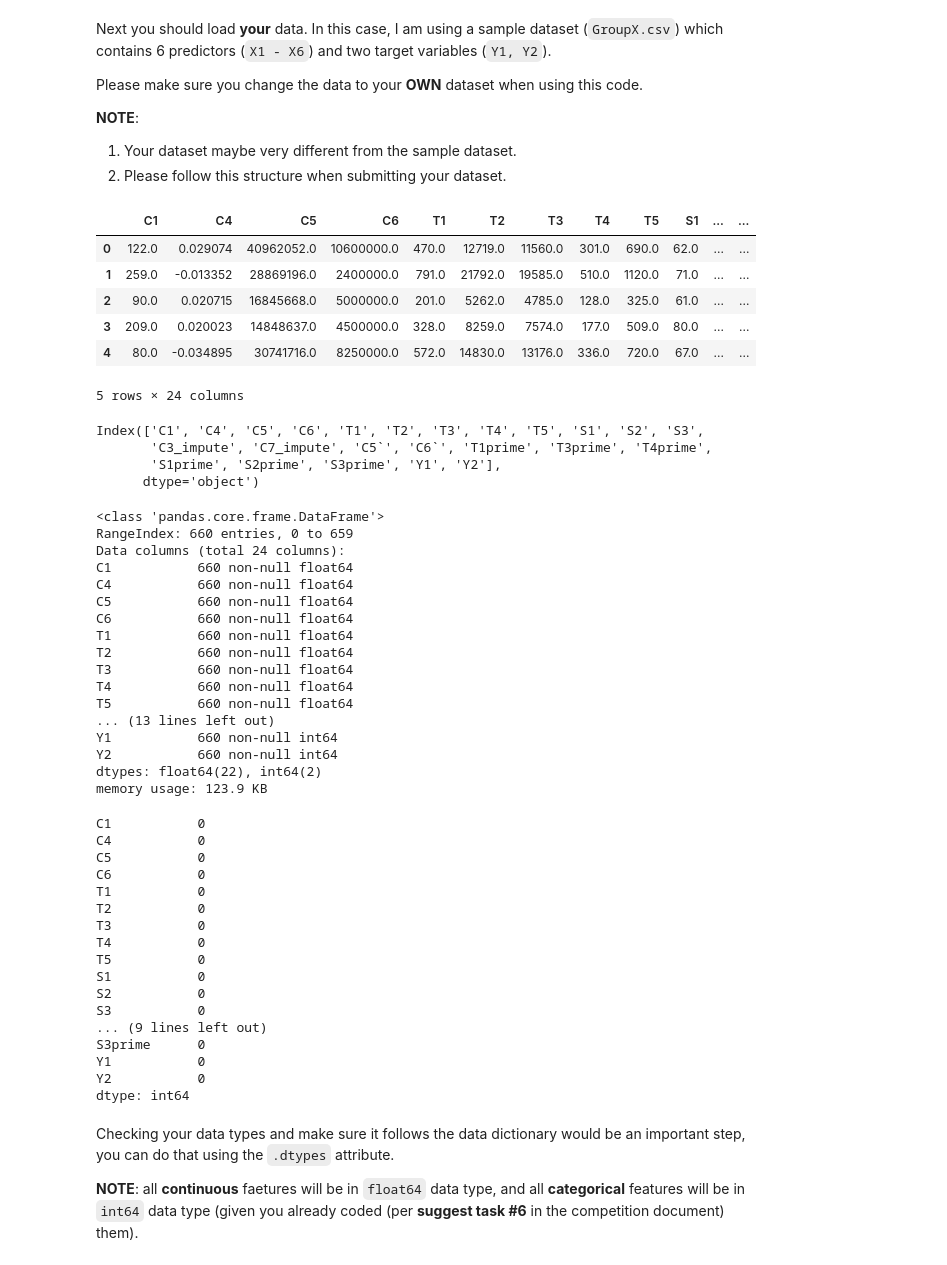
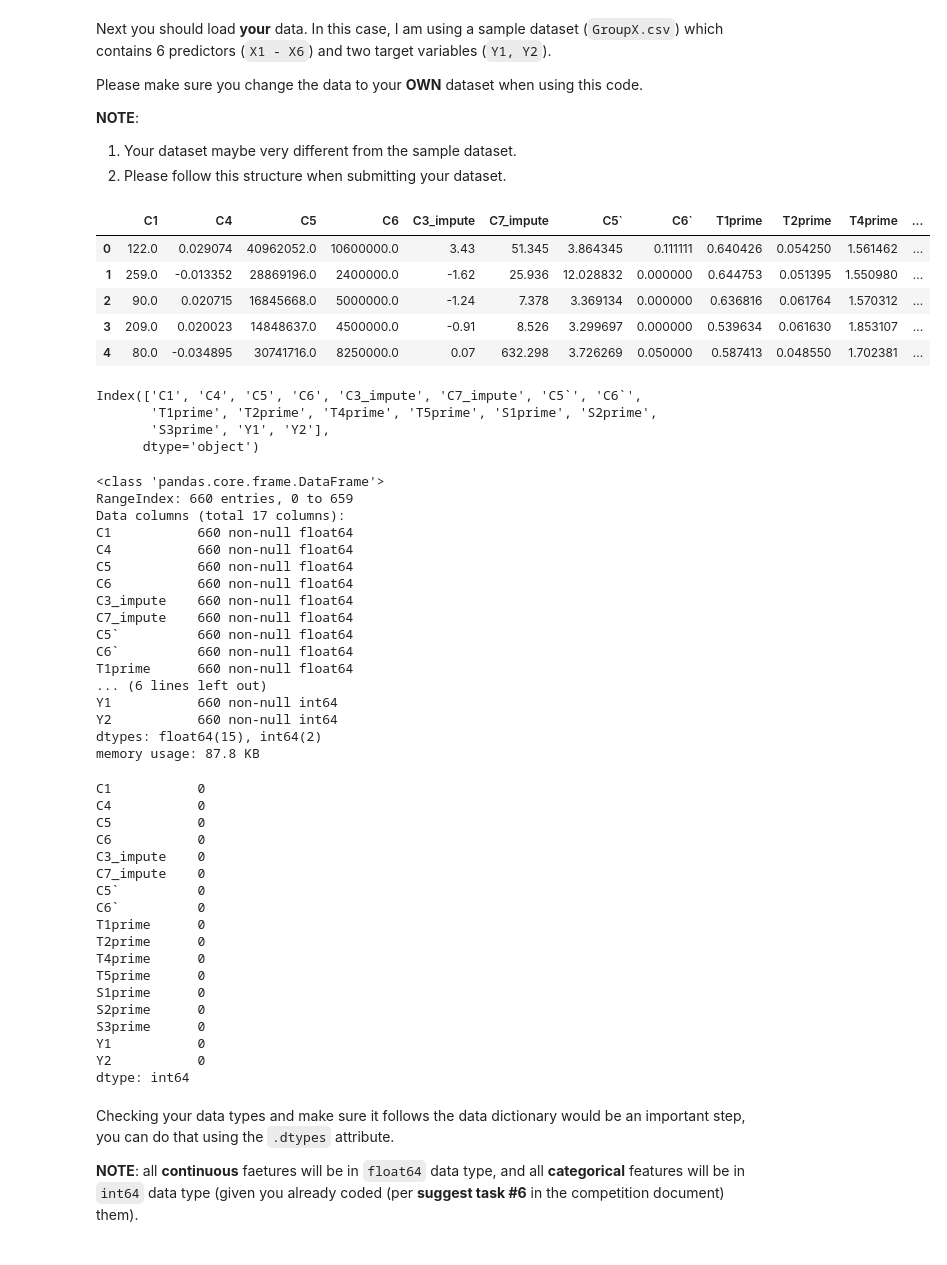
Before and after one commit to fairfield-university-ba545/project1-mem, a Jupyter notebook: Evaluation-Code-V0.ipynb, the cells around one changed output. Saved outputs shown, nothing was run; the diff lists cells and outputs as text; code cells hidden in the pictures.

```diff
--- a/Evaluation-Code-V0.ipynb
+++ b/Evaluation-Code-V0.ipynb
@@ -41,46 +41,44 @@ __NOTE__:
        #'S2prime', 'S3prime','Y1', 'Y2',]]
 # %%
 data = pd.read_csv('omg2.csv', header=0)
-data = data[['C1', 'C4', 'C5', 'C6', 'T1', 'T2', 'T3', 'T4', 'T5', 'S1', 'S2',
-       'S3', 'C3_impute', 'C7_impute', 'C5`', 'C6`',
-       'T1prime', 'T3prime', 'T4prime', 'S1prime', 'S2prime', 'S3prime', 'Y1',
-       'Y2']]
+data = data[['C1', 'C4', 'C5', 'C6', 'C3_impute', 'C7_impute', 'C5`',
+       'C6`', 'T1prime', 'T2prime', 'T4prime', 'T5prime', 'S1prime', 'S2prime',
+       'S3prime', 'Y1', 'Y2']]
 data.head()
 # %% [output]
-|  | C1 | C4 | C5 | C6 | T1 | T2 | T3 | T4 | T5 | S1 | ... | ... |
-| 0 | 122.0 | 0.029074 | 40962052.0 | 10600000.0 | 470.0 | 12719.0 | 11560.0 | 301.0 | 690.0 | 62.0 | ... | ... |
-| 1 | 259.0 | -0.013352 | 28869196.0 | 2400000.0 | 791.0 | 21792.0 | 19585.0 | 510.0 | 1120.0 | 71.0 | ... | ... |
-| 2 | 90.0 | 0.020715 | 16845668.0 | 5000000.0 | 201.0 | 5262.0 | 4785.0 | 128.0 | 325.0 | 61.0 | ... | ... |
-| 3 | 209.0 | 0.020023 | 14848637.0 | 4500000.0 | 328.0 | 8259.0 | 7574.0 | 177.0 | 509.0 | 80.0 | ... | ... |
-| 4 | 80.0 | -0.034895 | 30741716.0 | 8250000.0 | 572.0 | 14830.0 | 13176.0 | 336.0 | 720.0 | 67.0 | ... | ... |
+|  | C1 | C4 | C5 | C6 | C3_impute | C7_impute | C5` | C6` | T1prime | T2prime | T4prime | ... |
+| 0 | 122.0 | 0.029074 | 40962052.0 | 10600000.0 | 3.43 | 51.345 | 3.864345 | 0.111111 | 0.640426 | 0.054250 | 1.561462 | ... |
+| 1 | 259.0 | -0.013352 | 28869196.0 | 2400000.0 | -1.62 | 25.936 | 12.028832 | 0.000000 | 0.644753 | 0.051395 | 1.550980 | ... |
+| 2 | 90.0 | 0.020715 | 16845668.0 | 5000000.0 | -1.24 | 7.378 | 3.369134 | 0.000000 | 0.636816 | 0.061764 | 1.570312 | ... |
+| 3 | 209.0 | 0.020023 | 14848637.0 | 4500000.0 | -0.91 | 8.526 | 3.299697 | 0.000000 | 0.539634 | 0.061630 | 1.853107 | ... |
+| 4 | 80.0 | -0.034895 | 30741716.0 | 8250000.0 | 0.07 | 632.298 | 3.726269 | 0.050000 | 0.587413 | 0.048550 | 1.702381 | ... |
-5 rows × 24 columns
 # %%
 data.columns
 # %% [output]
-Index(['C1', 'C4', 'C5', 'C6', 'T1', 'T2', 'T3', 'T4', 'T5', 'S1', 'S2', 'S3',
-       'C3_impute', 'C7_impute', 'C5`', 'C6`', 'T1prime', 'T3prime', 'T4prime',
-       'S1prime', 'S2prime', 'S3prime', 'Y1', 'Y2'],
+Index(['C1', 'C4', 'C5', 'C6', 'C3_impute', 'C7_impute', 'C5`', 'C6`',
+       'T1prime', 'T2prime', 'T4prime', 'T5prime', 'S1prime', 'S2prime',
+       'S3prime', 'Y1', 'Y2'],
       dtype='object')
 # %%
 data.info()
 # %% [output]
 <class 'pandas.core.frame.DataFrame'>
 RangeIndex: 660 entries, 0 to 659
-Data columns (total 24 columns):
+Data columns (total 17 columns):
 C1           660 non-null float64
 C4           660 non-null float64
 C5           660 non-null float64
 C6           660 non-null float64
-T1           660 non-null float64
-T2           660 non-null float64
-T3           660 non-null float64
-T4           660 non-null float64
-T5           660 non-null float64
-... (13 lines left out)
+C3_impute    660 non-null float64
+C7_impute    660 non-null float64
+C5`          660 non-null float64
+C6`          660 non-null float64
+T1prime      660 non-null float64
+... (6 lines left out)
 Y1           660 non-null int64
 Y2           660 non-null int64
-dtypes: float64(22), int64(2)
-memory usage: 123.9 KB
+dtypes: float64(15), int64(2)
+memory usage: 87.8 KB
 # %%
 data.isna().sum()
 # %% [output]
@@ -88,15 +86,16 @@ C1           0
 C4           0
 C5           0
 C6           0
-T1           0
-T2           0
-T3           0
-T4           0
-T5           0
-S1           0
-S2           0
-S3           0
-... (9 lines left out)
+C3_impute    0
+C7_impute    0
+C5`          0
+C6`          0
+T1prime      0
+T2prime      0
+T4prime      0
+T5prime      0
+S1prime      0
+S2prime      0
 S3prime      0
 Y1           0
 Y2           0
```
Also changed, not shown: parts of 7 cells of this notebook, 1 other file.
